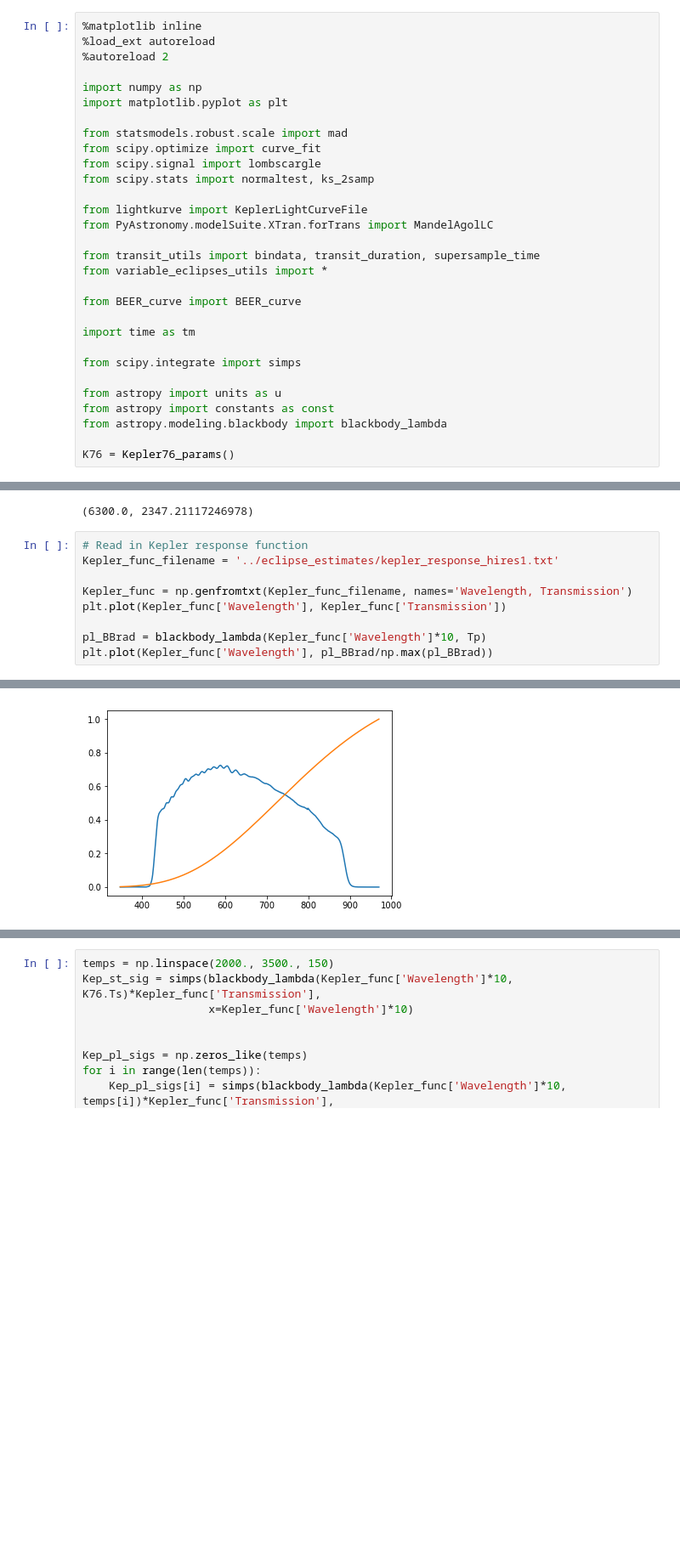
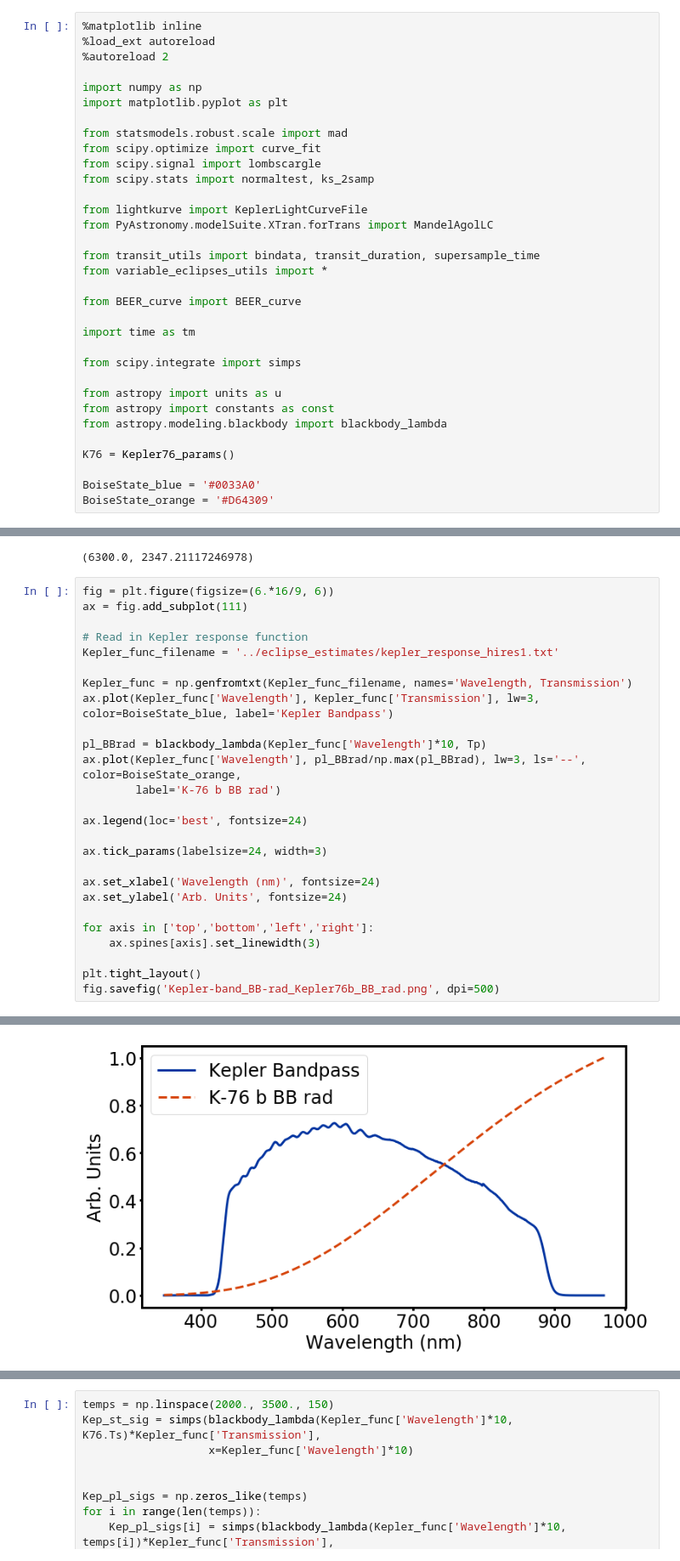
Before and after one commit to BoiseStatePlanetary/Searching-for-Variability-in-Eclipses-in-the-Kepler-Dataset, a Jupyter notebook: code/Kepler76b_BB_rad.ipynb, the cells around one changed output, grey strips where cells are left out. Shown at 85% size. Cells and saved outputs as stored; diff of their text form; blank space fills up the shorter version.

Commit message:
More figures for DPS

```diff
--- a/code/Kepler76b_BB_rad.ipynb
+++ b/code/Kepler76b_BB_rad.ipynb
@@ -28,6 +28,9 @@ from astropy import constants as const
 from astropy.modeling.blackbody import blackbody_lambda
 
 K76 = Kepler76_params()
+
+BoiseState_blue = '#0033A0'
+BoiseState_orange = '#D64309'
 # %% [output]
 The autoreload extension is already loaded. To reload it, use:
   %reload_ext autoreload
@@ -43,12 +46,29 @@ print(K76.Ts, Tp)
 # %% [output]
 (6300.0, 2347.21117246978)
 # %%
+fig = plt.figure(figsize=(6.*16/9, 6))
+ax = fig.add_subplot(111)
+
 # Read in Kepler response function
 Kepler_func_filename = '../eclipse_estimates/kepler_response_hires1.txt'
 
 Kepler_func = np.genfromtxt(Kepler_func_filename, names='Wavelength, Transmission')
-plt.plot(Kepler_func['Wavelength'], Kepler_func['Transmission'])
+ax.plot(Kepler_func['Wavelength'], Kepler_func['Transmission'], lw=3, color=BoiseState_blue, label='Kepler Bandpass')
 
 pl_BBrad = blackbody_lambda(Kepler_func['Wavelength']*10, Tp)
-plt.plot(Kepler_func['Wavelength'], pl_BBrad/np.max(pl_BBrad))
+ax.plot(Kepler_func['Wavelength'], pl_BBrad/np.max(pl_BBrad), lw=3, ls='--', color=BoiseState_orange,
+        label='K-76 b BB rad')
+
+ax.legend(loc='best', fontsize=24)
+
+ax.tick_params(labelsize=24, width=3)
+
+ax.set_xlabel('Wavelength (nm)', fontsize=24)
+ax.set_ylabel('Arb. Units', fontsize=24)
+
+for axis in ['top','bottom','left','right']:
+    ax.spines[axis].set_linewidth(3)
+
+plt.tight_layout()
+fig.savefig('Kepler-band_BB-rad_Kepler76b_BB_rad.png', dpi=500)
 # %% [output]
@@ -56 +75 @@ plt.plot(Kepler_func['Wavelength'], pl_BBrad/np.max(pl_BBrad))
-[figure, old version]
+[figure, new version]
```
Also changed, not shown: parts of 2 cells of this notebook, 2 other files.
